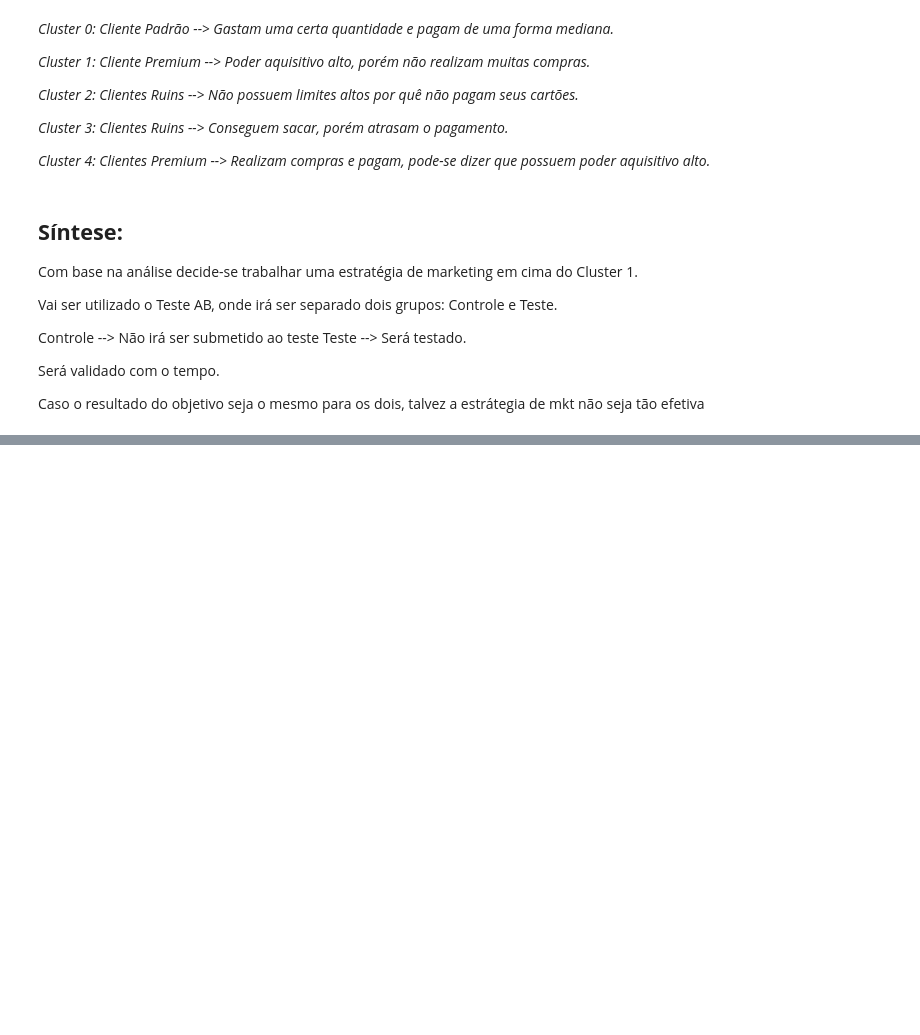
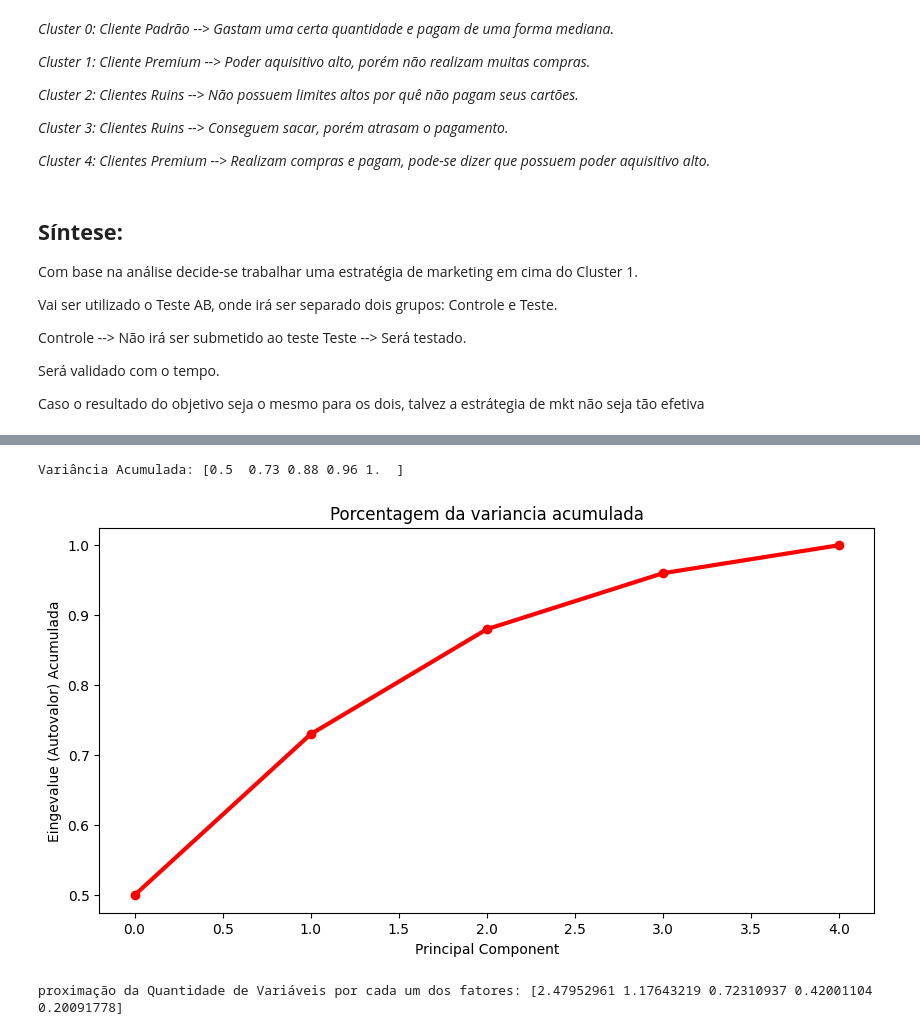
Before and after one commit to leoScienceanalytics/credit_segment_with_clustering, a Jupyter notebook: creditclustering.ipynb, the cells around one changed output, grey strips where cells are left out. Saved outputs shown, nothing was run; the diff lists cells and outputs as text; code cells hidden in the pictures; blank space fills up the shorter version.

```diff
--- a/creditclustering.ipynb
+++ b/creditclustering.ipynb
@@ -382,0 +439,23 @@ Caso o resultado do objetivo seja o mesmo para os dois, talvez a estrátegia de
+# %%
+variancia_acumulada = [sum(explaned_variance_ratio[0:i+1]) for i in range(n_fatores)]
+variancia_acumulada = np.round(variancia_acumulada, 2)
+print('Variância Acumulada:', variancia_acumulada) #Autovalores acumulados
+
+
+fig = plt.figure(figsize= (10, 5))
+plt.plot(variancia_acumulada, 'ro-', linewidth=3)
+plt.title('Porcentagem da variancia acumulada')
+plt.xlabel('Principal Component')
+plt.ylabel('Eingevalue (Autovalor) Acumulada')
+plt.show()
+# %% [output]
+Variância Acumulada: [0.5  0.73 0.88 0.96 1.  ]
+[figure, added]
+# %%
+#pca.explanded_variance_ --> Representa a quantidade de variáveis por cada um dos fatores.
+#O valor mais exato pode ser explicado, multplicando: pca.explaned_variance_ratio pela quantidade de fatores.
+autovalores = pca.explained_variance_ratio_ * n_fatores
+print('proximação da Quantidade de Variáveis por cada um dos fatores:', autovalores)
+#Se realizar a soma, o segundo método é oq mais se aproxima de 5.
+# %% [output]
+proximação da Quantidade de Variáveis por cada um dos fatores: [2.47952961 1.17643219 0.72310937 0.42001104 0.20091778]
```
Also changed, not shown: parts of 33 cells of this notebook.
